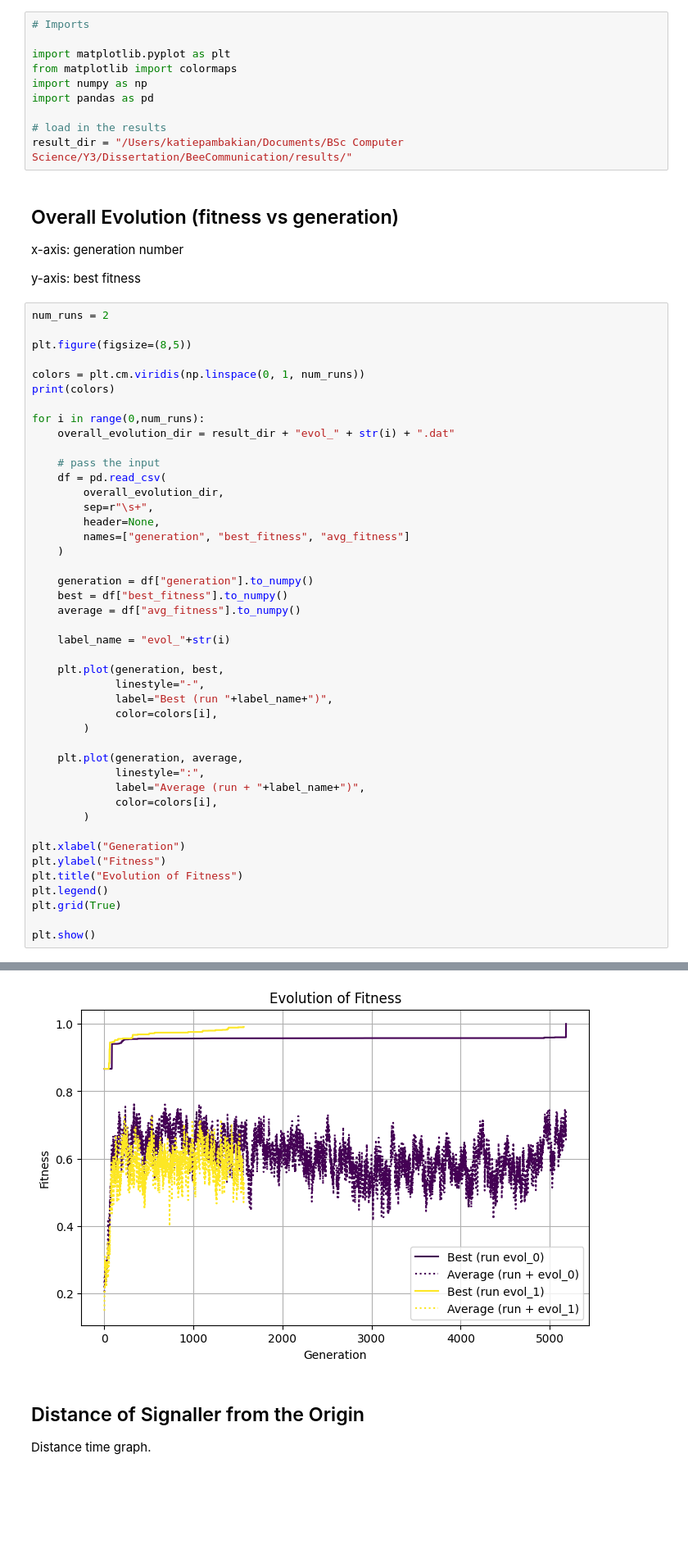
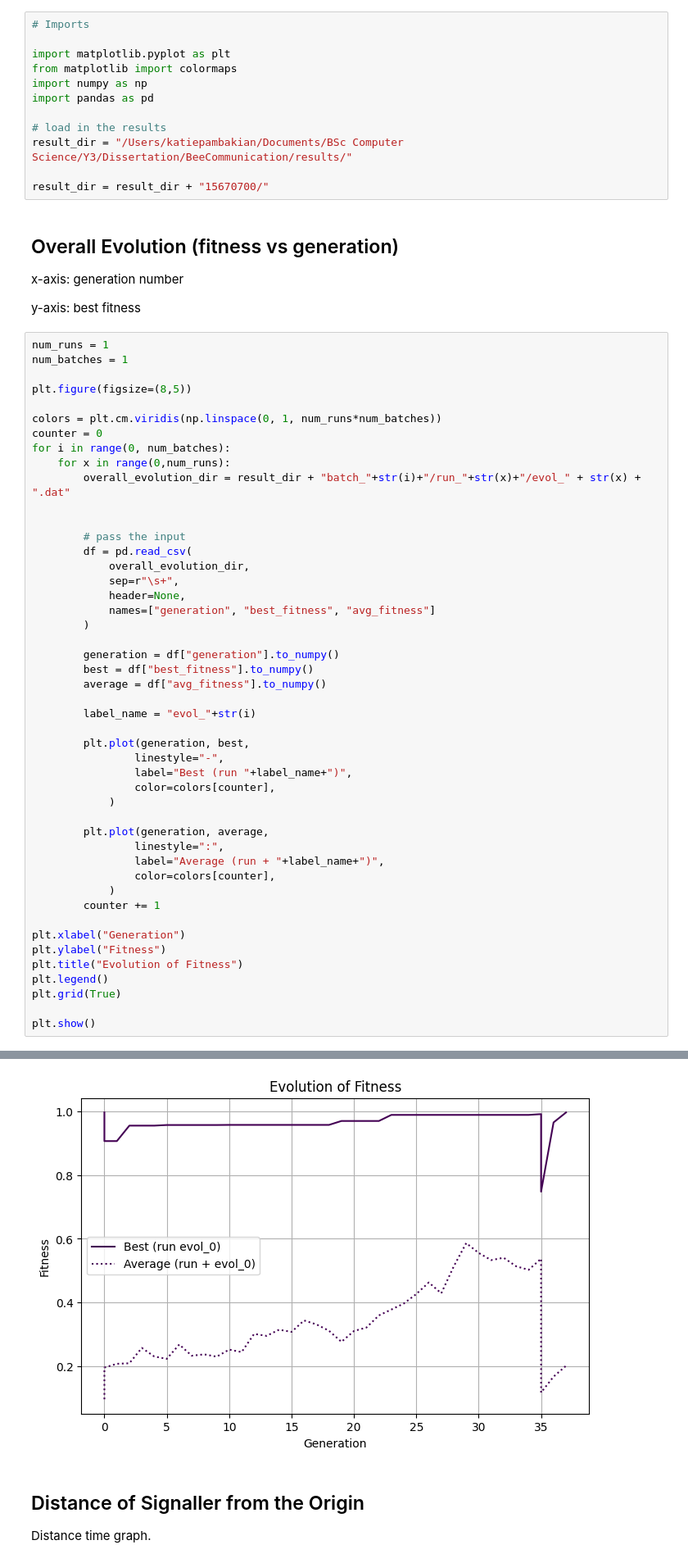
Before and after one commit to katiepambakianbris/BeeCommunication, a Jupyter notebook: analysis/Viz.ipynb, the cells around one changed output, grey strips where cells are left out. Shown at 82% size. Cells and saved outputs as stored; diff of their text form; blank space fills up the shorter version.

Commit message:
added graphs

```diff
--- a/analysis/Viz.ipynb
+++ b/analysis/Viz.ipynb
@@ -12,6 +12,8 @@ import pandas as pd
 
 # load in the results
 result_dir = "/Users/katiepambakian/Documents/BSc Computer Science/Y3/Dissertation/BeeCommunication/results/"
+
+result_dir = result_dir + "15670700/"
 # %% [markdown]
 ## Overall Evolution (fitness vs generation)
 
@@ -19,41 +21,44 @@ x-axis: generation number
 
 y-axis: best fitness
 # %%
-num_runs = 2
+num_runs = 1
+num_batches = 1
 
 plt.figure(figsize=(8,5))
 
-colors = plt.cm.viridis(np.linspace(0, 1, num_runs))
-print(colors)
+colors = plt.cm.viridis(np.linspace(0, 1, num_runs*num_batches))
+counter = 0
+for i in range(0, num_batches):
+    for x in range(0,num_runs):
+        overall_evolution_dir = result_dir + "batch_"+str(i)+"/run_"+str(x)+"/evol_" + str(x) + ".dat"
 
-for i in range(0,num_runs):
-    overall_evolution_dir = result_dir + "evol_" + str(i) + ".dat"
 
-    # pass the input
-    df = pd.read_csv(
-        overall_evolution_dir,
-        sep=r"\s+",
-        header=None,
-        names=["generation", "best_fitness", "avg_fitness"]
-    )
-
-    generation = df["generation"].to_numpy()
-    best = df["best_fitness"].to_numpy()
-    average = df["avg_fitness"].to_numpy()
-
-    label_name = "evol_"+str(i)
-
-    plt.plot(generation, best,
-             linestyle="-",
-             label="Best (run "+label_name+")",
-             color=colors[i],
+        # pass the input
+        df = pd.read_csv(
+            overall_evolution_dir,
+            sep=r"\s+",
+            header=None,
+            names=["generation", "best_fitness", "avg_fitness"]
         )
 
-    plt.plot(generation, average,
-             linestyle=":",
-             label="Average (run + "+label_name+")",
-             color=colors[i],
-        )
+        generation = df["generation"].to_numpy()
+        best = df["best_fitness"].to_numpy()
+        average = df["avg_fitness"].to_numpy()
+
+        label_name = "evol_"+str(i)
+
+        plt.plot(generation, best,
+                linestyle="-",
+                label="Best (run "+label_name+")",
+                color=colors[counter],
+            )
+
+        plt.plot(generation, average,
+                linestyle=":",
+                label="Average (run + "+label_name+")",
+                color=colors[counter],
+            )
+        counter += 1
 
 plt.xlabel("Generation")
 plt.ylabel("Fitness")
@@ -68,4 +71,4 @@ plt.show()
-[figure, old version]
+[figure, new version]
 # %% [markdown]
 ## Distance of Signaller from the Origin
 
```
Also changed, not shown: parts of 7 cells of this notebook, 2 other files.
